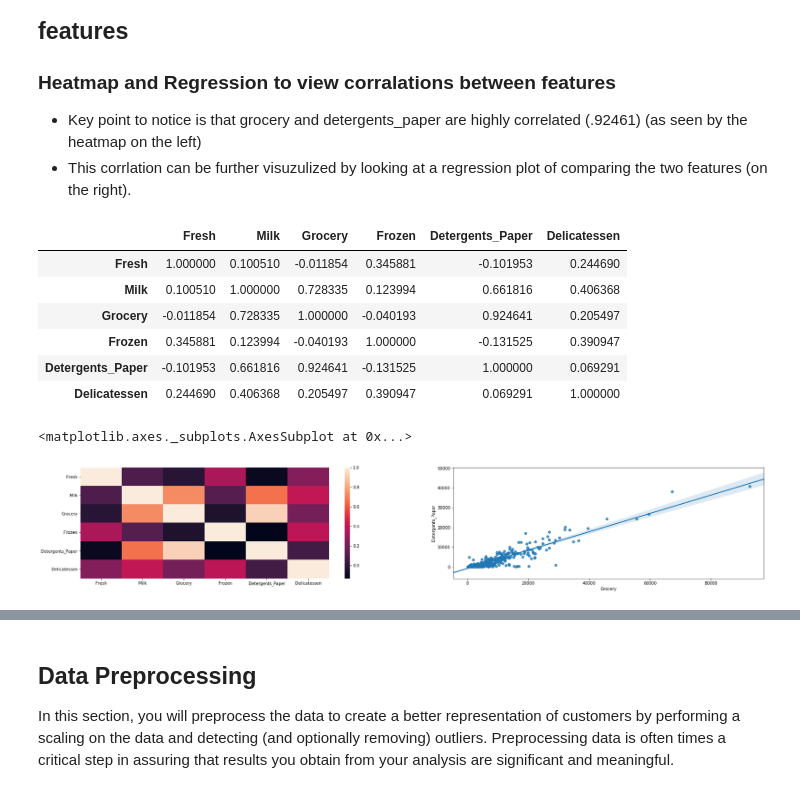
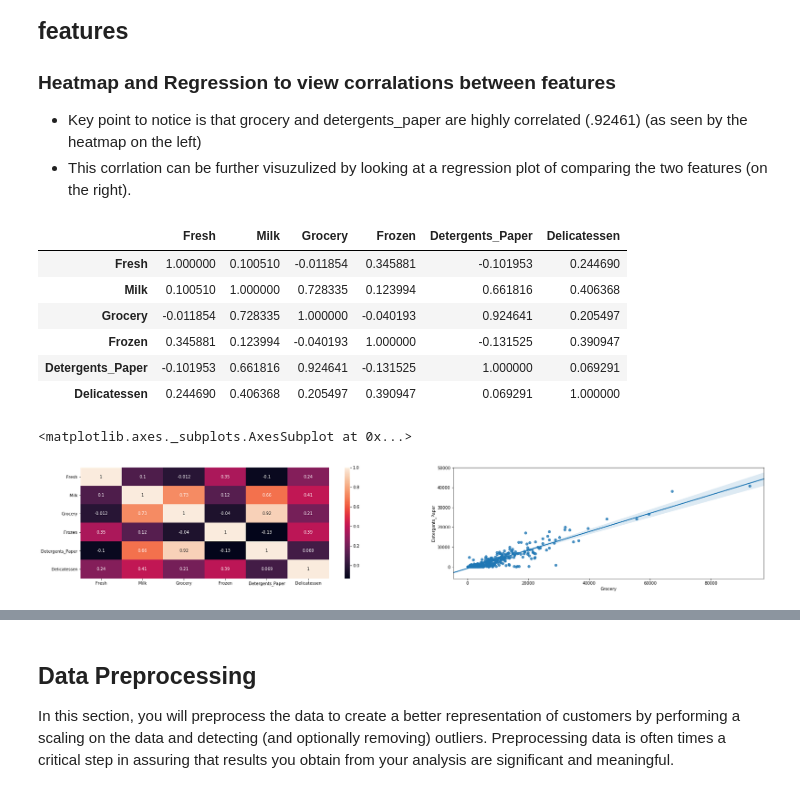
Before and after one commit to saifabid/Unsupervised-Analysis-for-Clients-of-Wholesale-Distributor, a Jupyter notebook: customer_segments.ipynb, the cells around one changed output, grey strips where cells are left out. Drawn from its saved outputs; the diff is of its cells as text; code cells hidden in the pictures.

```diff
--- a/customer_segments.ipynb
+++ b/customer_segments.ipynb
@@ -216,22 +238,22 @@ Number of outliers for feature Delicatessen: 27
 # %%
 # Code For question 3 analysis
 import matplotlib.pyplot as plt
 import seaborn as sns
 display(data.corr())
 _, (ax1, ax2) = plt.subplots(1, 2,figsize=(30,5))
 
 sns.regplot(x='Grocery', y='Detergents_Paper',data=data,fit_reg=True, ax=ax2)
-sns.heatmap(data.corr(),ax=ax1)
+sns.heatmap(data.corr(),ax=ax1,annot=True)
 # %% [output]
 |  | Fresh | Milk | Grocery | Frozen | Detergents_Paper | Delicatessen |
 | Fresh | 1.000000 | 0.100510 | -0.011854 | 0.345881 | -0.101953 | 0.244690 |
 | Milk | 0.100510 | 1.000000 | 0.728335 | 0.123994 | 0.661816 | 0.406368 |
 | Grocery | -0.011854 | 0.728335 | 1.000000 | -0.040193 | 0.924641 | 0.205497 |
 | Frozen | 0.345881 | 0.123994 | -0.040193 | 1.000000 | -0.131525 | 0.390947 |
 | Detergents_Paper | -0.101953 | 0.661816 | 0.924641 | -0.131525 | 1.000000 | 0.069291 |
 | Delicatessen | 0.244690 | 0.406368 | 0.205497 | 0.390947 | 0.069291 | 1.000000 |
 <matplotlib.axes._subplots.AxesSubplot at 0x...>
-[figure, old version]
+[figure, new version]
 # %% [markdown]
 **Answer:**
 
```
Also changed, not shown: parts of 36 cells of this notebook, 1 other file.
